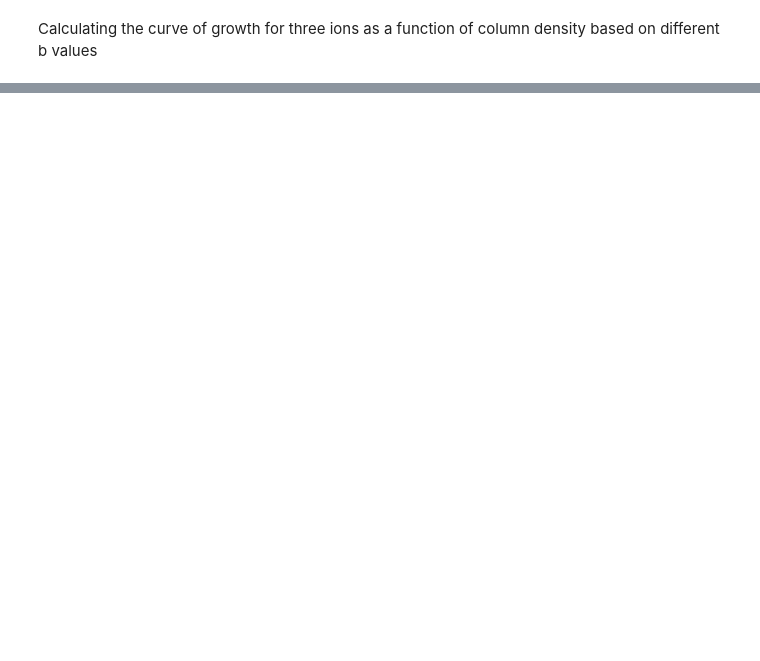
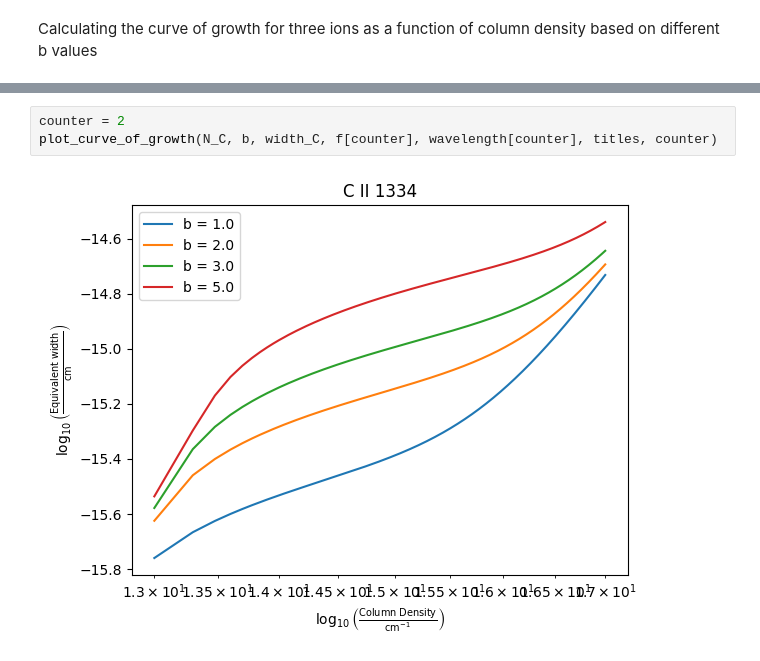
Before and after one commit to aryana-haghjoo/ISM_assignments, a Jupyter notebook: HWW4.ipynb, the cells around one changed output, grey strips where cells are left out. Cells and saved outputs as stored; diff of their text form; blank space fills up the shorter version.

```diff
--- a/HWW4.ipynb
+++ b/HWW4.ipynb
@@ -63,0 +155,5 @@ plot_curve_of_growth(N_Fe, width_F_1, b)
+# %%
+counter = 2
+plot_curve_of_growth(N_C, b, width_C, f[counter], wavelength[counter], titles, counter)
+# %% [output]
+[figure, added]
```
Also changed, not shown: parts of 14 cells of this notebook.
